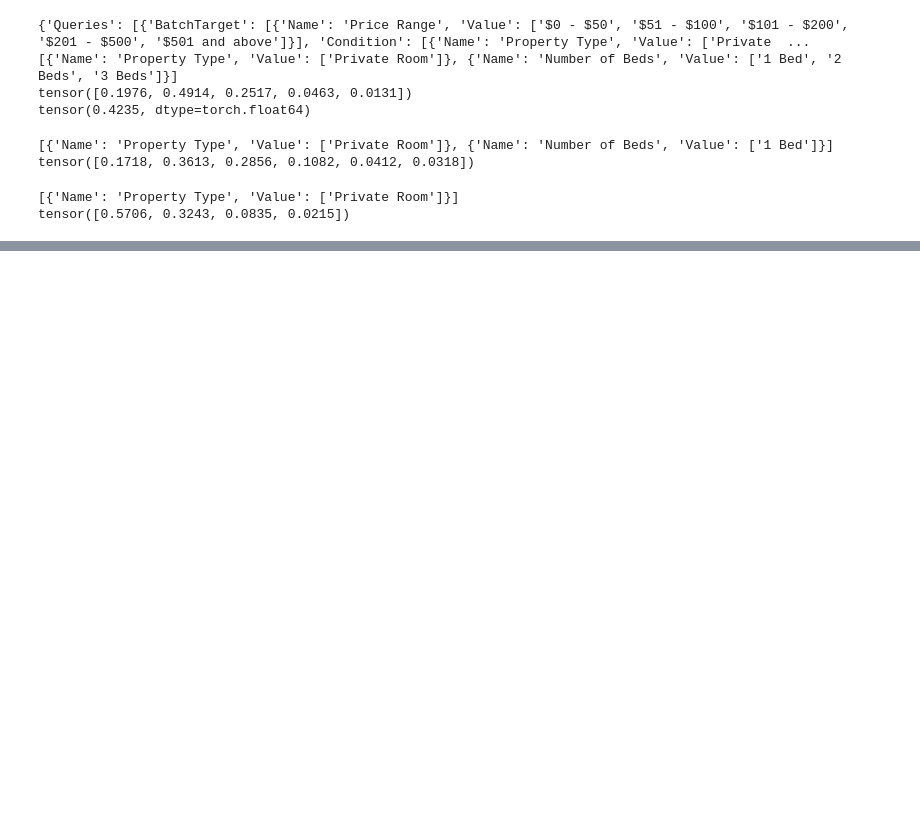
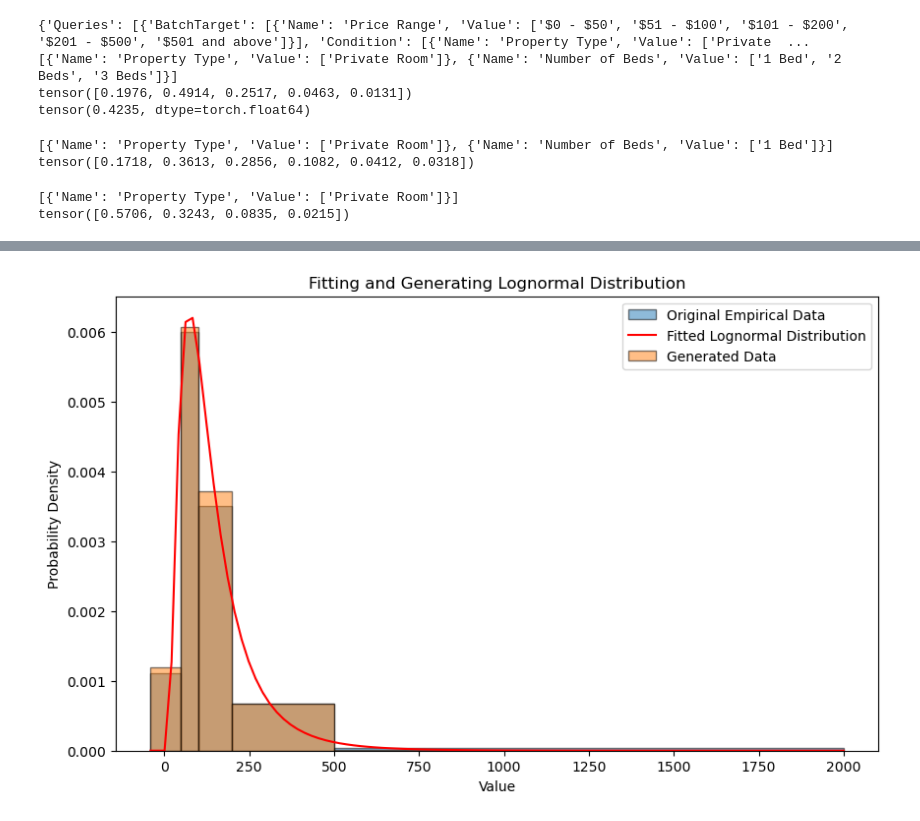
Before and after one commit to argolab/Commonsense, a Jupyter notebook: chat.ipynb, the cells around one changed output, grey strips where cells are left out. Cells and saved outputs as stored; diff of their text form; code cells hidden in the pictures; blank space fills up the shorter version.

```diff
--- a/chat.ipynb
+++ b/chat.ipynb
@@ -549,0 +645,81 @@ tensor([0.5706, 0.3243, 0.0835, 0.0215])
+# %%
+import numpy as np
+from scipy.stats import lognorm
+import matplotlib.pyplot as plt
+
+# Example probability bins for a log-normal distribution
+# Replace these with your actual probability bins and edges
+
+#bins = np.array([0.1976, 0.4914, 0.2517, 0.0463, 0.0131])
+bins = np.array([0.1, 0.3, 0.35, 0.2, 0.05])
+
+bin_edges = np.array([1e-10, 50, 100, 200, 500, 2000])
+
+
+#assume each bin go in linear
+data = []
+for i in range(len(bin_centers)):
+    data += np.linspace(bin_edges[i], bin_edges[i+1], int(bins[i]*100000)).tolist()
+
+
+# Calculate the bin centers
+bin_centers = (bin_edges[:-1] + bin_edges[1:]) / 2
+
+# Scale the bins to ensure integer counts for np.repeat
+scale_factor = 1000
+counts = (bins * scale_factor).astype(int)
+
+# Create a dataset from the bin centers weighted by the bin frequencies
+#data = np.repeat(bin_centers, counts)
+
+
+#print(data)
+
+# Fit a lognormal distribution to the data
+shape, loc, scale = lognorm.fit(data, floc=0)
+print(scale, shape)
+scale -= 10
+shape -= 0.35
+
+
+# Calculate mean and variance of the fitted lognormal distribution
+mu = np.log(scale)
+sigma = shape
+print(mu, sigma)
+
+
+mean = np.exp(mu + (sigma**2) / 2)
+variance = (np.exp(sigma**2) - 1) * np.exp(2 * mu + sigma**2)
+
+print(f"Mean of the fitted lognormal distribution: {mean}")
+print(f"Variance of the fitted lognormal distribution: {variance}")
+
+# Generate new data from the fitted lognormal distribution
+num_samples = 100000
+generated_data = lognorm.rvs(s=shape, loc=loc, scale=scale, size=num_samples)
+
+
+
+bin_edges = np.array([-40, 50, 100, 200, 500, 2000])
+
+# Calculate the new bin probabilities
+new_bin_counts, _ = np.histogram(generated_data, bins=bin_edges)
+new_bin_probabilities = new_bin_counts / num_samples
+
+print(f"New bin probabilities: {new_bin_probabilities}")
+
+# Create a range of values to plot the fitted lognormal distribution
+x = np.linspace(min(bin_edges), max(bin_edges), 100)
+pdf_lognormal = lognorm.pdf(x, s=shape, loc=loc, scale=scale)
+
+# Plot the distributions
+plt.figure(figsize=(10, 6))
+plt.hist(bin_centers, bins=bin_edges, weights=bins, alpha=0.5, label='Original Empirical Data', edgecolor='k', density=True)
+plt.plot(x, pdf_lognormal, 'r-', label='Fitted Lognormal Distribution')
+plt.hist(generated_data, bins=bin_edges, alpha=0.5, label='Generated Data', edgecolor='k', density=True)
+plt.xlabel('Value')
+plt.ylabel('Probability Density')
+plt.title('Fitting and Generating Lognormal Distribution')
+plt.legend()
+plt.show()
+# %% [output]
@@ -549,0 +731 @@ tensor([0.5706, 0.3243, 0.0835, 0.0215])
+[figure, added]
```
Also changed, not shown: parts of 9 cells of this notebook, 1 other file.
